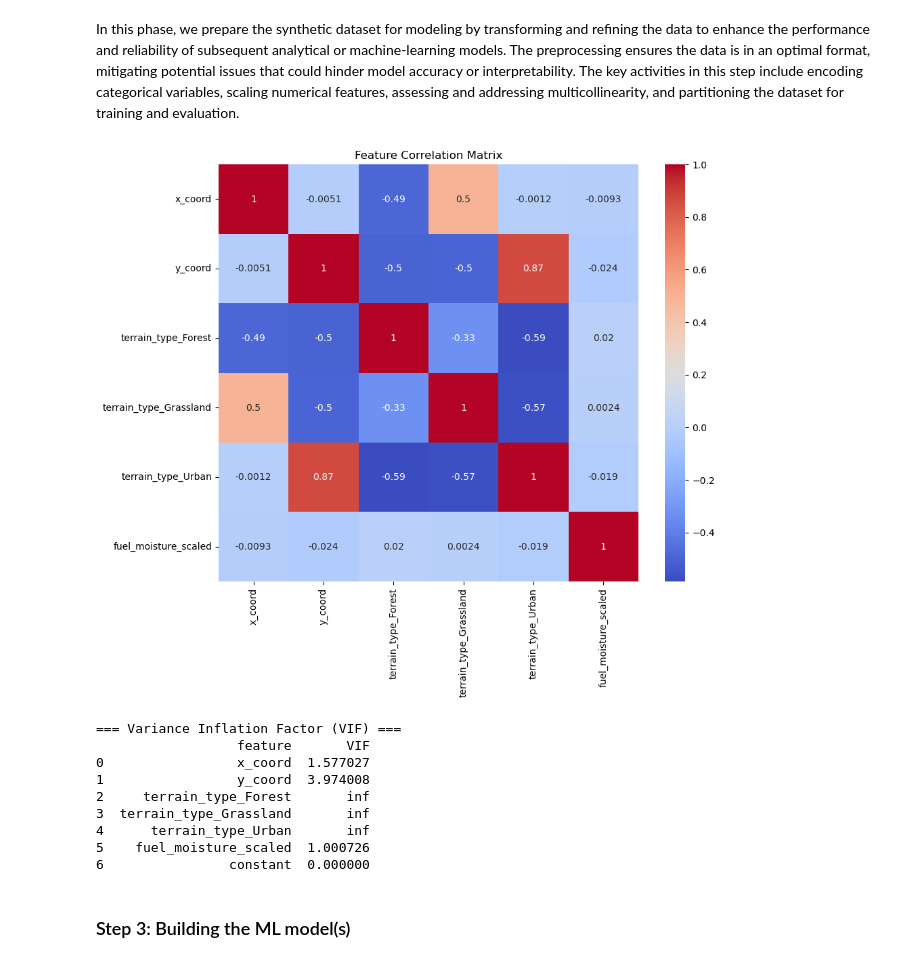
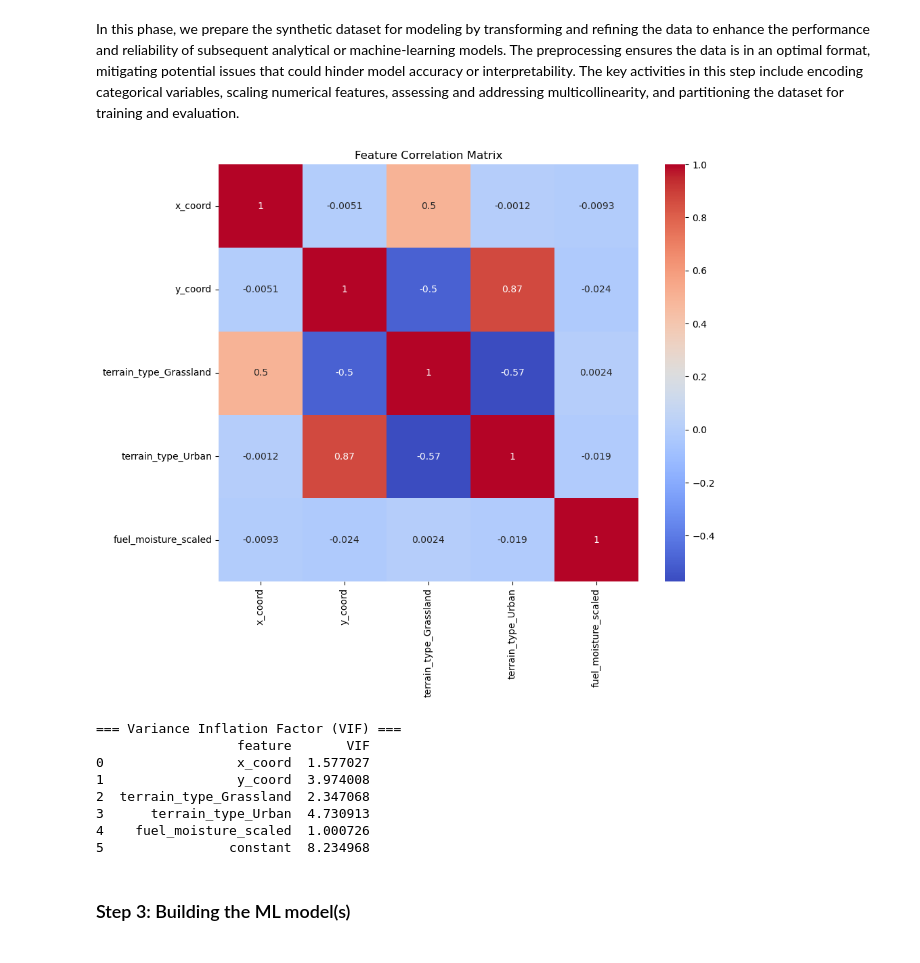
Before and after one commit to janmandel/hawaii-fire, a Jupyter notebook: SimpleModel.ipynb, the cells around one changed output. Drawn from its saved outputs; the diff is of its cells as text; code cells hidden in the pictures.

```diff
--- a/SimpleModel.ipynb
+++ b/SimpleModel.ipynb
@@ -79,36 +98,33 @@ data = pd.DataFrame({
 In this phase, we prepare the synthetic dataset for modeling by transforming and refining the data to enhance the performance and reliability of subsequent analytical or machine-learning models. The preprocessing ensures the data is in an optimal format, mitigating potential issues that could hinder model accuracy or interpretability. The key activities in this step include encoding categorical variables, scaling numerical features, assessing and addressing multicollinearity, and partitioning the dataset for training and evaluation.
 # %%
 # --- Step 2: Data Preprocessing ---
-# Encode categorical variables
-encoder = OneHotEncoder(sparse_output=False, handle_unknown='ignore') # convert to numerical format
+# Initialize OneHotEncoder with drop='first' to avoid multicollinearity
+encoder = OneHotEncoder(sparse_output=False, handle_unknown='ignore', drop='first')
+
+# Fit and transform the 'terrain_type' feature
 encoder.fit(data[['terrain_type']])
 terrain_ohe = encoder.transform(data[['terrain_type']])
 
-# Use the correct feature names
-terrain_ohe_df = pd.DataFrame(terrain_ohe, columns=encoder.get_feature_names_out())
+# Retrieve the new feature names after dropping the first category (Forest = reference class)
+terrain_feature_names = encoder.get_feature_names_out(['terrain_type'])
+
+# Create a DataFrame for the encoded features
+terrain_ohe_df = pd.DataFrame(terrain_ohe, columns=terrain_feature_names)
 
 # Concatenate the encoded features with the original DataFrame
 data_encoded = pd.concat([data.reset_index(drop=True), terrain_ohe_df.reset_index(drop=True)], axis=1)
+
+# Drop the original 'terrain_type' column
 data_encoded.drop('terrain_type', axis=1, inplace=True)
 
-# Scale numerical features
+# Proceed with scaling as before
 scaler = StandardScaler()
 scaler.fit(data_encoded[['fuel_moisture']])
 data_encoded['fuel_moisture_scaled'] = scaler.transform(data_encoded[['fuel_moisture']])
 data_encoded.drop('fuel_moisture', axis=1, inplace=True)
 
 # Define feature columns
-feature_columns = [
-    'x_coord',
-    'y_coord',
-    'terrain_type_Forest',
-    'terrain_type_Grassland',
-    'terrain_type_Urban',
-    'fuel_moisture_scaled'
-]
-# Alternatively, extract feature names programmatically
-# feature_columns = ['x_coord', 'y_coord'] + encoder.get_feature_names_out().tolist() + ['fuel_moisture_scaled']
-
+feature_columns = ['x_coord', 'y_coord'] + list(terrain_feature_names) + ['fuel_moisture_scaled']
 # Extract features and labels
 X = data_encoded[feature_columns]  # Ensure X is a DataFrame
 y = data_encoded['fire_occurrence']
@@ -116,43 +132,42 @@ y = data_encoded['fire_occurrence']
 # --- Multicollinearity Check ---
 # Compute the correlation matrix
 plt.figure(figsize=(10, 8))
 corr_matrix = X.corr()
 sns.heatmap(corr_matrix, annot=True, cmap='coolwarm')
 plt.title('Feature Correlation Matrix')
 plt.show()
 
 # Calculate Variance Inflation Factor (VIF)
 # Add a constant term for the intercept
 X_vif = X.assign(constant=1)
 
 vif_data = pd.DataFrame()
 vif_data['feature'] = X_vif.columns
 vif_data['VIF'] = [variance_inflation_factor(X_vif.values, i) for i in range(X_vif.shape[1])]
 
 print("=== Variance Inflation Factor (VIF) ===")
 print(vif_data)
 
 # Drop the 'constant' column used for VIF calculation
 X_vif = X_vif.drop('constant', axis=1)
 
 # Before splitting, extract the indices
 indices = data_encoded.index.values
 
 # Split data, including indices
 X_train, X_test, y_train, y_test, idx_train, idx_test = train_test_split(
     X, y, indices, test_size=0.2, random_state=42, stratify=y
 )
 # %% [output]
-[figure, old version]
+[figure, new version]
 === Variance Inflation Factor (VIF) ===
                   feature       VIF
 0                 x_coord  1.577027
 1                 y_coord  3.974008
-2     terrain_type_Forest       inf
-3  terrain_type_Grassland       inf
-4      terrain_type_Urban       inf
-5    fuel_moisture_scaled  1.000726
-6                constant  0.000000
+2  terrain_type_Grassland  2.347068
+3      terrain_type_Urban  4.730913
+4    fuel_moisture_scaled  1.000726
+5                constant  8.234968
 # %% [markdown]
 ### Step 3: Building the ML model(s)
 # %% [markdown]
```
Also changed, not shown: parts of 8 cells of this notebook.
